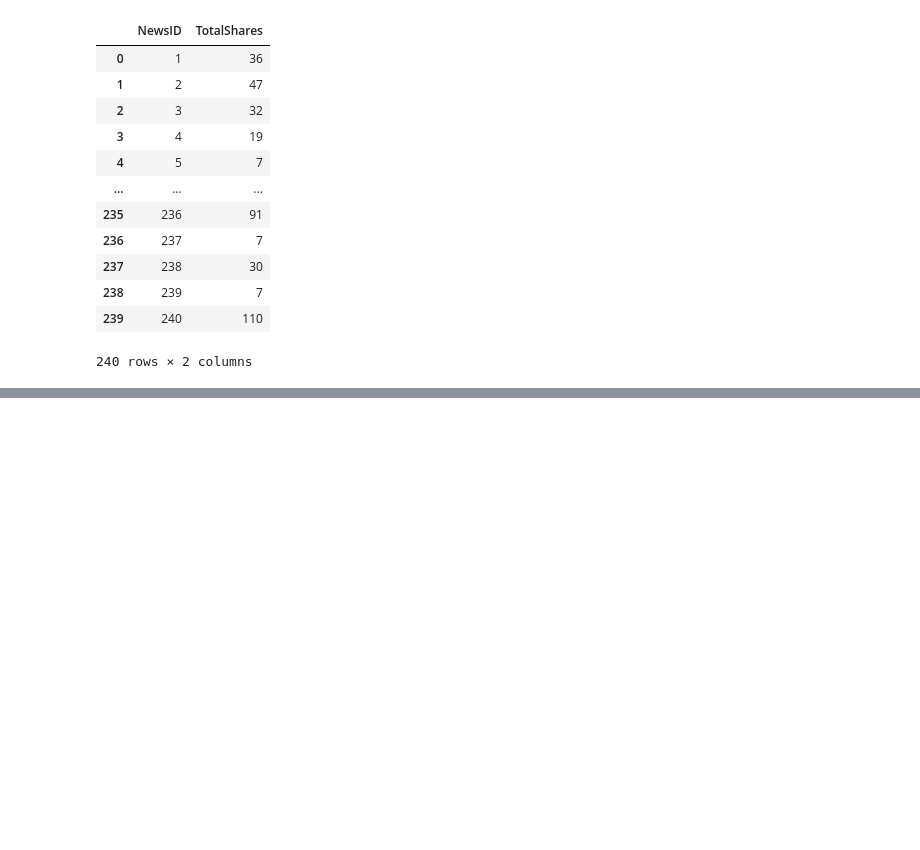
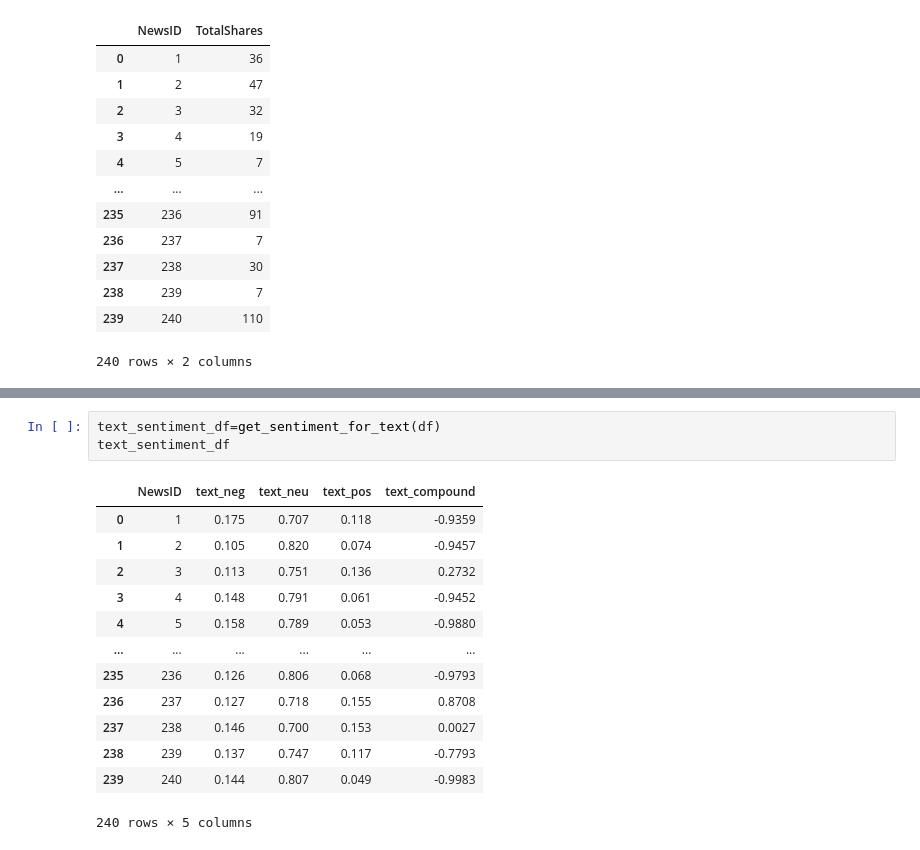
Before and after one commit to kofidesmondML/FakeNewsDetection, a Jupyter notebook: data/Untitled-1.ipynb, the cells around one changed output, grey strips where cells are left out. Drawn from its saved outputs; the diff is of its cells as text; blank space fills up the shorter version.

```diff
--- a/data/Untitled-1.ipynb
+++ b/data/Untitled-1.ipynb
@@ -275,0 +544,17 @@ Note: you may need to restart the kernel to use updated packages.
+# %%
+text_sentiment_df=get_sentiment_for_text(df)
+text_sentiment_df
+# %% [output]
+|  | NewsID | text_neg | text_neu | text_pos | text_compound |
+| 0 | 1 | 0.175 | 0.707 | 0.118 | -0.9359 |
+| 1 | 2 | 0.105 | 0.820 | 0.074 | -0.9457 |
+| 2 | 3 | 0.113 | 0.751 | 0.136 | 0.2732 |
+| 3 | 4 | 0.148 | 0.791 | 0.061 | -0.9452 |
+| 4 | 5 | 0.158 | 0.789 | 0.053 | -0.9880 |
+| ... | ... | ... | ... | ... | ... |
+| 235 | 236 | 0.126 | 0.806 | 0.068 | -0.9793 |
+| 236 | 237 | 0.127 | 0.718 | 0.155 | 0.8708 |
+| 237 | 238 | 0.146 | 0.700 | 0.153 | 0.0027 |
+| 238 | 239 | 0.137 | 0.747 | 0.117 | -0.7793 |
+| 239 | 240 | 0.144 | 0.807 | 0.049 | -0.9983 |
+240 rows × 5 columns
```
Also changed, not shown: parts of 30 cells of this notebook, 2 other files.
